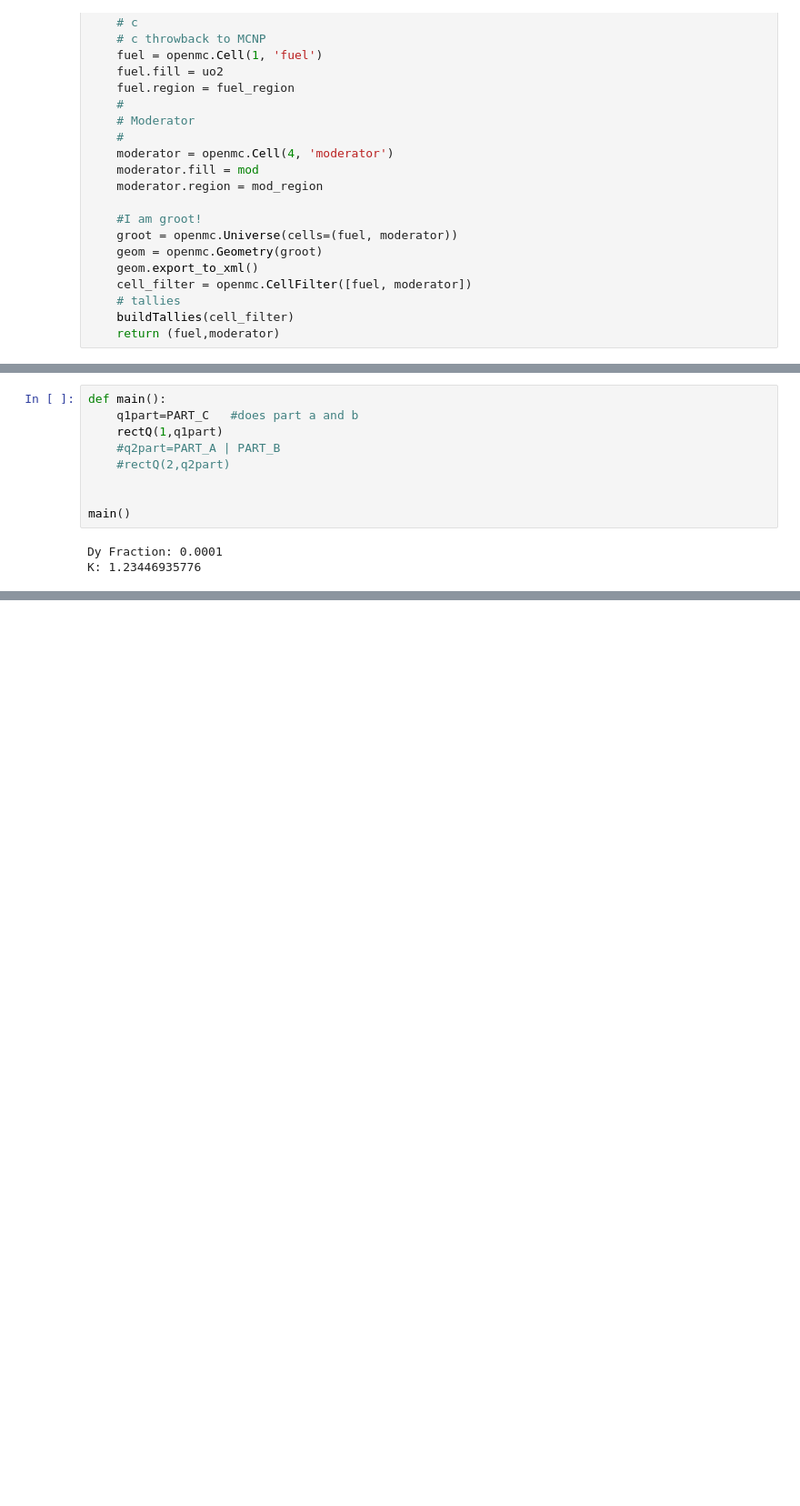
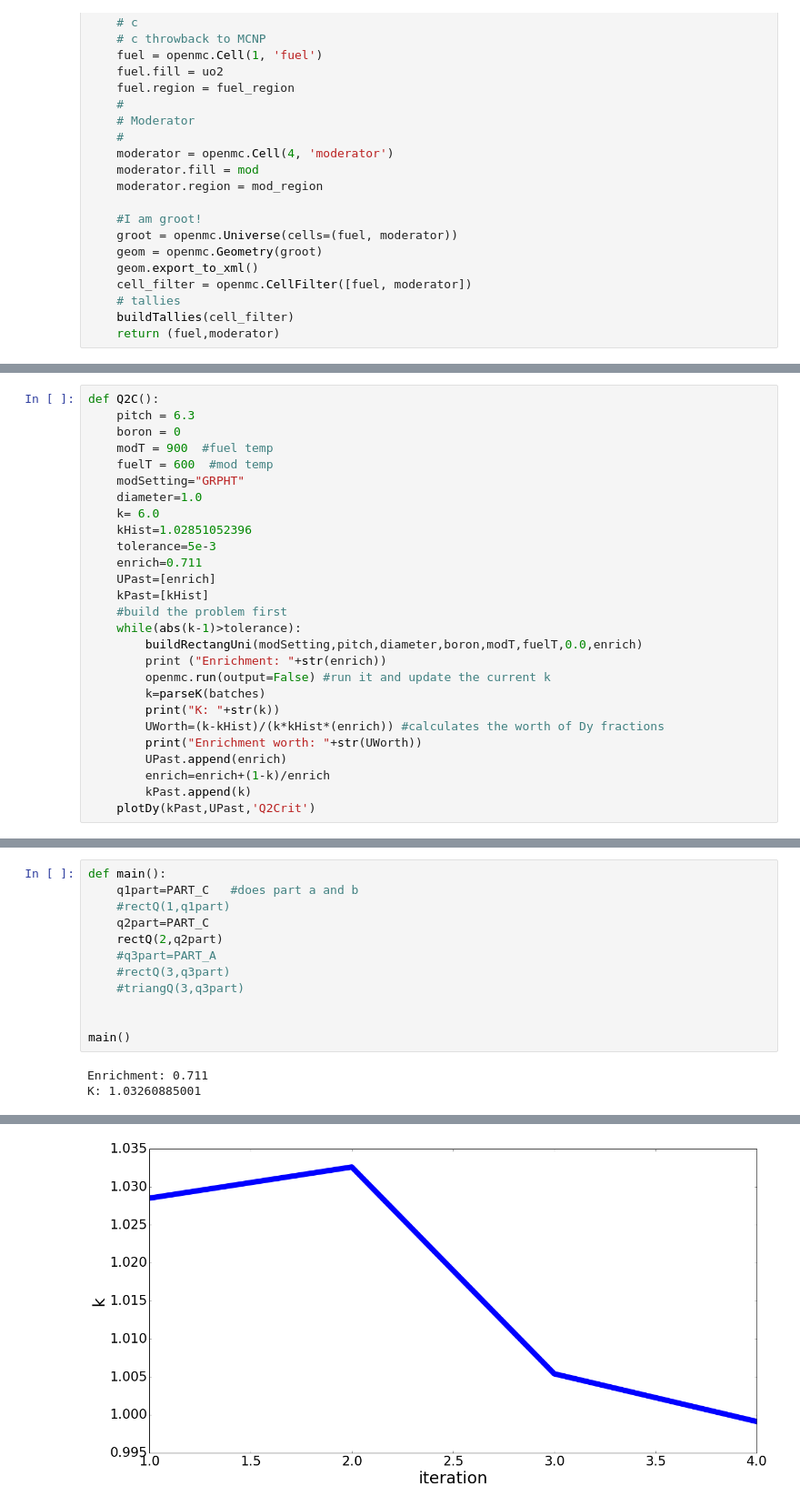
Before and after one commit to MicahGale/ReactorPhysicsMisc, a Jupyter notebook: PS4/pincell_pitch_HW4.ipynb, the cells around one changed output, grey strips where cells are left out. Shown at 91% size. Cells and saved outputs as stored; diff of their text form; blank space fills up the shorter version.

```diff
--- a/PS4/pincell_pitch_HW4.ipynb
+++ b/PS4/pincell_pitch_HW4.ipynb
@@ -302,0 +267,27 @@ def rectQ(quest,part):
+# %%
+def Q2C():
+    pitch = 6.3
+    boron = 0
+    modT = 900  #fuel temp
+    fuelT = 600  #mod temp
+    modSetting="GRPHT"
+    diameter=1.0
+    k= 6.0
+    kHist=1.02851052396
+    tolerance=5e-3
+    enrich=0.711
+    UPast=[enrich]
+    kPast=[kHist]
+    #build the problem first
+    while(abs(k-1)>tolerance):
+        buildRectangUni(modSetting,pitch,diameter,boron,modT,fuelT,0.0,enrich)
+        print ("Enrichment: "+str(enrich))
+        openmc.run(output=False) #run it and update the current k
+        k=parseK(batches)
+        print("K: "+str(k))
+        UWorth=(k-kHist)/(k*kHist*(enrich)) #calculates the worth of Dy fractions
+        print("Enrichment worth: "+str(UWorth))
+        UPast.append(enrich)
+        enrich=enrich+(1-k)/enrich
+        kPast.append(k)
+    plotDy(kPast,UPast,'Q2Crit')
@@ -303,12 +377,15 @@ def rectQ(quest,part):
 # %%
 def main():
     q1part=PART_C   #does part a and b
-    rectQ(1,q1part)
-    #q2part=PART_A | PART_B
-    #rectQ(2,q2part)
+    #rectQ(1,q1part)
+    q2part=PART_C
+    rectQ(2,q2part)
+    #q3part=PART_A
+    #rectQ(3,q3part)
+    #triangQ(3,q3part)
 
 
 main()
 # %% [output]
-Dy Fraction: 0.0001
-K: 1.23446935776
+Enrichment: 0.711
+K: 1.03260885001
@@ -319,0 +399 @@ Dy Fraction: 0.00111414255914
+[figure, added]
```
Also changed, not shown: parts of 5 cells of this notebook.
